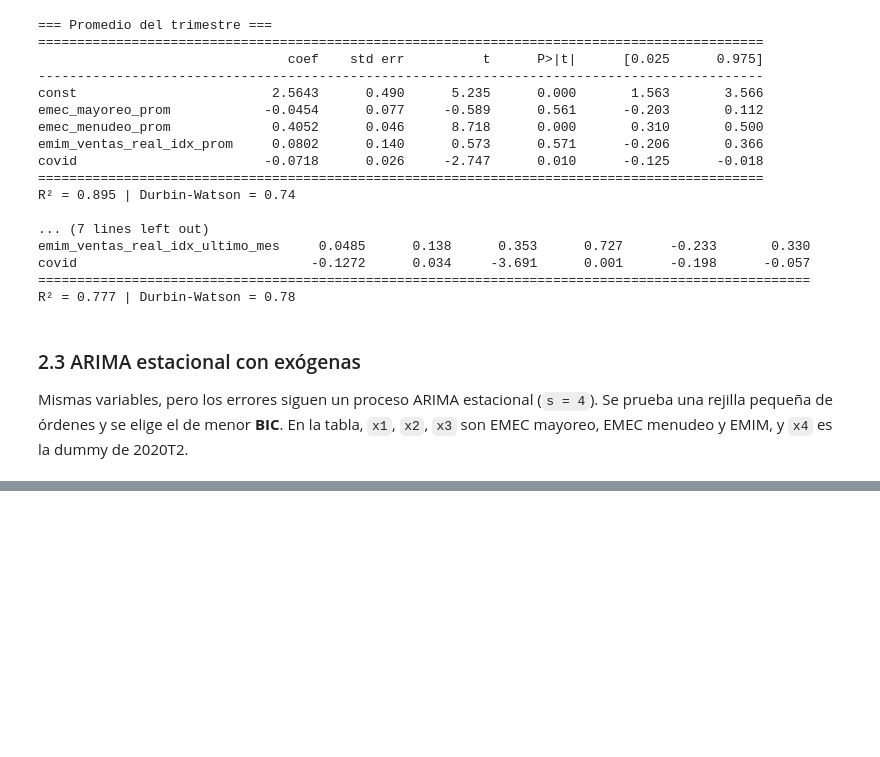
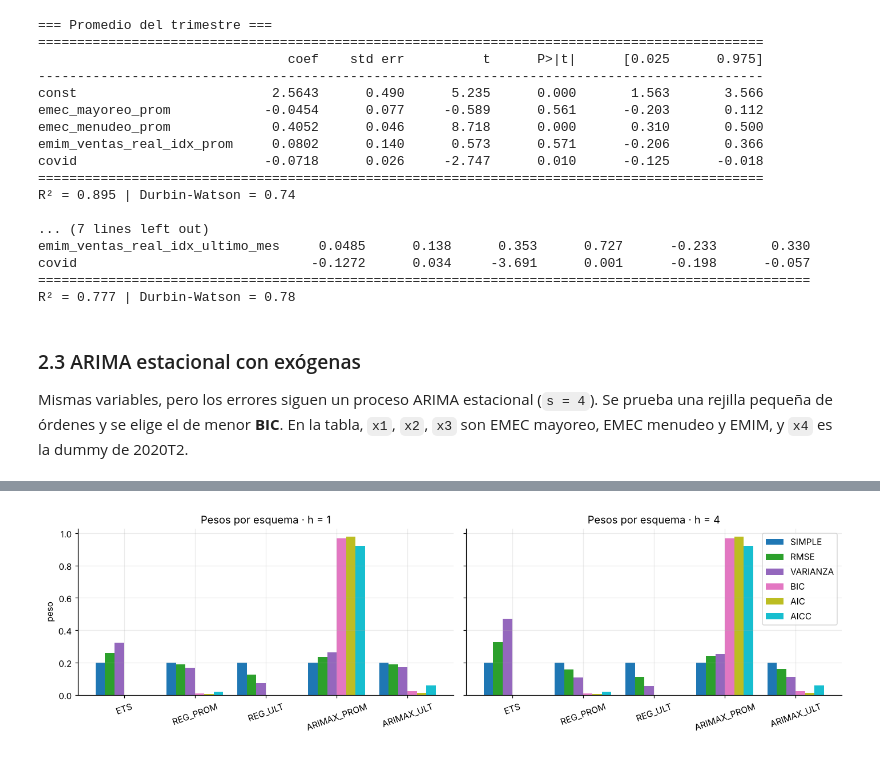
Before and after one commit to Dicanmor/itaee-pronostico, a Jupyter notebook: notebook_estimacion.ipynb, the cells around one changed output, grey strips where cells are left out. Cells and saved outputs as stored; diff of their text form; code cells hidden in the pictures; blank space fills up the shorter version.

```diff
--- a/notebook_estimacion.ipynb
+++ b/notebook_estimacion.ipynb
@@ -377,0 +150,7 @@ print("Listo →", salida.relative_to(RAIZ), "| pronóstico", resultados["trimes
+# %%
+fig, ax = plt.subplots(figsize=(10, 4.5))
+ax.plot(y.index.to_timestamp(), y, color="k", lw=2, label="ITAEE")
+f = np.exp(ets.fittedvalues); ax.plot(f.index.to_timestamp(), f, color=COL["ETS"], lw=1.2, label="ETS")
+for v, nom in [("PROM", "Reg. promedio"), ("ULT", "Reg. último mes")]:
+    f = np.exp(reg[v].fittedvalues); ax.plot(f.index.to_timestamp(), f, color=COL["REG_" + v], lw=1.2, label=nom)
+ax.set_xlim(pd.Timestamp("2017-12-01"), None); ax.set_ylim(80, 115); ax.legend(ncol=4, fontsize=8); ax.set_title("Ajuste dentro de la muestra"); plt.show()
@@ -377,0 +305,8 @@ print("Listo →", salida.relative_to(RAIZ), "| pronóstico", resultados["trimes
+# %%
+def pesos_h(esc, h):
+    P = R["esc"][esc]["pesos"]
+    return pd.DataFrame({q.replace("COMB_", ""): P[q][h] for q in COMB}).loc[INDIV]
+
+print("Criterios de información (ventana común de 20 residuos)"); display(R["ic"])
+print("Pesos · escenario pronosticadas · horizonte 1"); display(pesos_h("pron", 1).style.format("{:.1%}").background_gradient(cmap="Blues", vmin=0, vmax=1))
+print("Pesos · escenario pronosticadas · horizonte 4"); display(pesos_h("pron", 4).style.format("{:.1%}").background_gradient(cmap="Blues", vmin=0, vmax=1))
@@ -377,0 +335,6 @@ print("Listo →", salida.relative_to(RAIZ), "| pronóstico", resultados["trimes
+# %%
+fig, ax = plt.subplots(1, 2, figsize=(13, 3.8), sharey=True)
+for a, h in zip(ax, [1, 4]): pesos_h("pron", h).plot.bar(ax=a, width=.8, colormap="tab10", legend=(h == 4)); a.set_title(f"Pesos por esquema · h = {h}"); a.tick_params(axis="x", rotation=20)
+ax[0].set_ylabel("peso"); plt.tight_layout(); plt.show()
+# %% [output]
+[figure, added]
```
Also changed, not shown: parts of 51 cells of this notebook, 17 other files.
